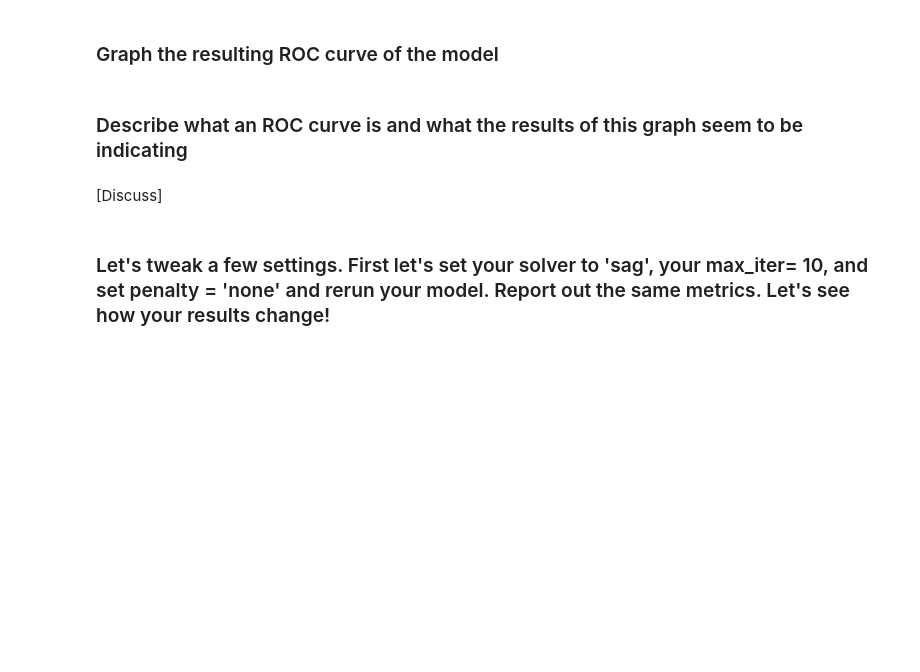
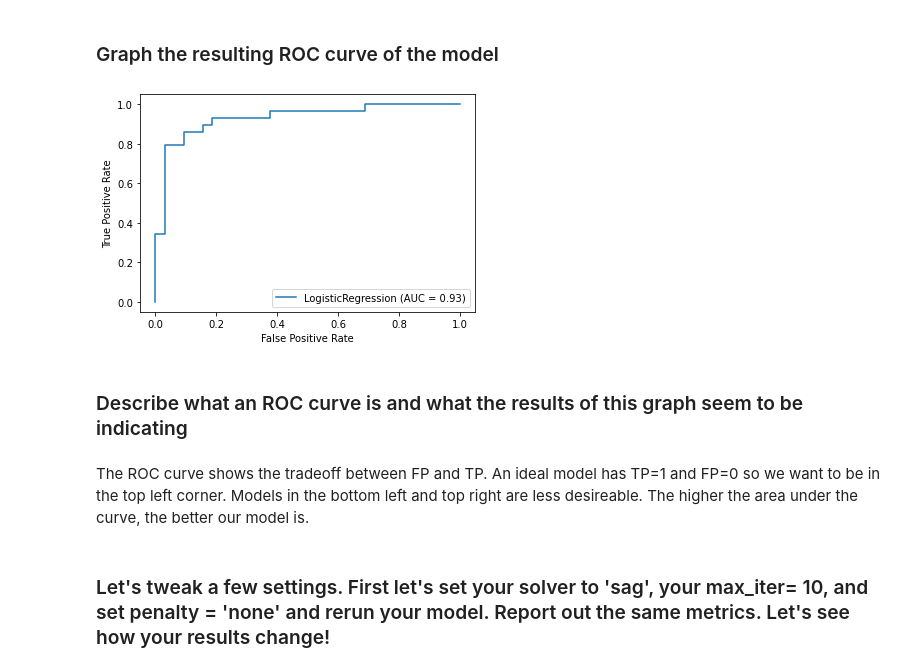
Before and after one commit to prithvikannan/cs-m148, a Jupyter notebook: Project2/csm148_project2-Spring21-Final-BLANK.ipynb, the cells around one changed output. Saved outputs shown, nothing was run; the diff lists cells and outputs as text; code cells hidden in the pictures; blank space fills up the shorter version.

```diff
--- a/Project2/csm148_project2-Spring21-Final-BLANK.ipynb
+++ b/Project2/csm148_project2-Spring21-Final-BLANK.ipynb
@@ -380,2 +361,8 @@ Let's now try another classifier, we introduced in lecture, one that's well know
+# %%
+# Logistic Regression
+logreg = LogisticRegression()
+logreg.fit(x_train, y_train)
+y_predictions = logreg.predict(x_test)
+y_true = list(y_test)
 # %% [markdown]
 ### This time report four metrics: Accuracy, Precision, Recall, and F1 Score, and plot a Confusion Matrix.
@@ -386,8 +392,15 @@ Let's now try another classifier, we introduced in lecture, one that's well know
 # %% [markdown]
 ### Graph the resulting ROC curve of the model
+# %%
+from sklearn.metrics import plot_roc_curve
+
+roc = plot_roc_curve(logreg, x_test, y_test)
+plt.show()
+# %% [output]
+[figure, added]
 # %% [markdown]
 ### Describe what an ROC curve is and what the results of this graph seem to be indicating
-# %% [markdown]
-[Discuss]
+# %% [markdown]
+The ROC curve shows the tradeoff between FP and TP. An ideal model has TP=1 and FP=0 so we want to be in the top left corner. Models in the bottom left and top right are less desireable. The higher the area under the curve, the better our model is.
 # %% [markdown]
 ### Let's tweak a few settings. First let's set your solver to 'sag', your max_iter= 10, and set penalty = 'none' and rerun your model. Report out the same metrics. Let's see how your results change!
```
Also changed, not shown: parts of 36 cells of this notebook, 1 other file.
